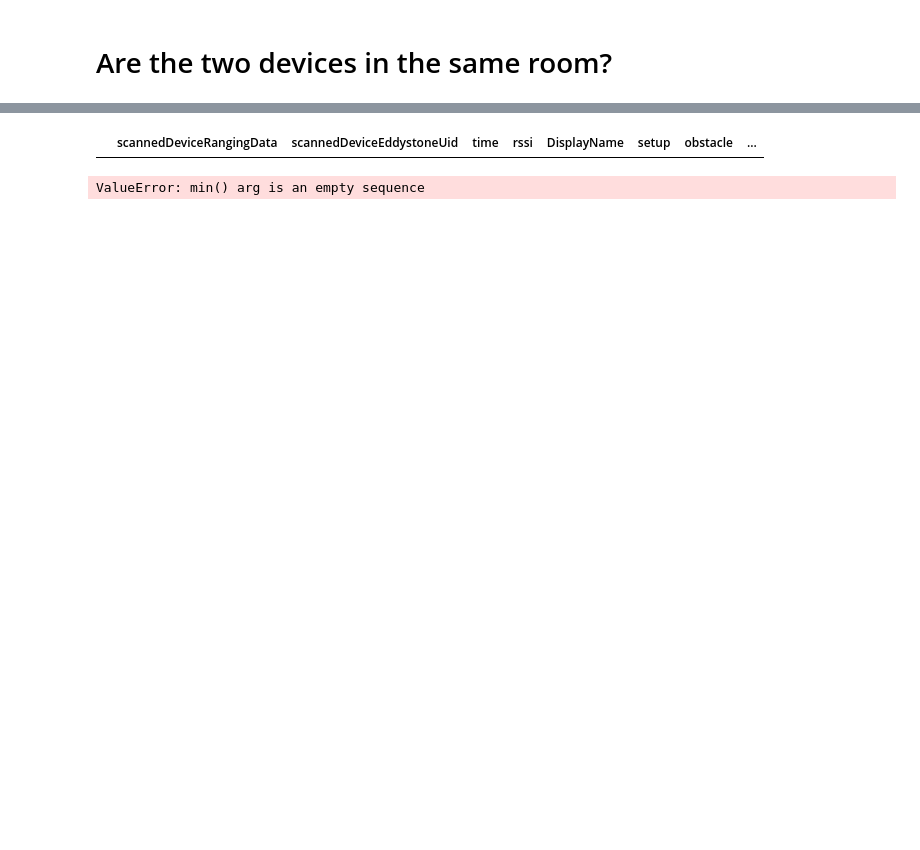
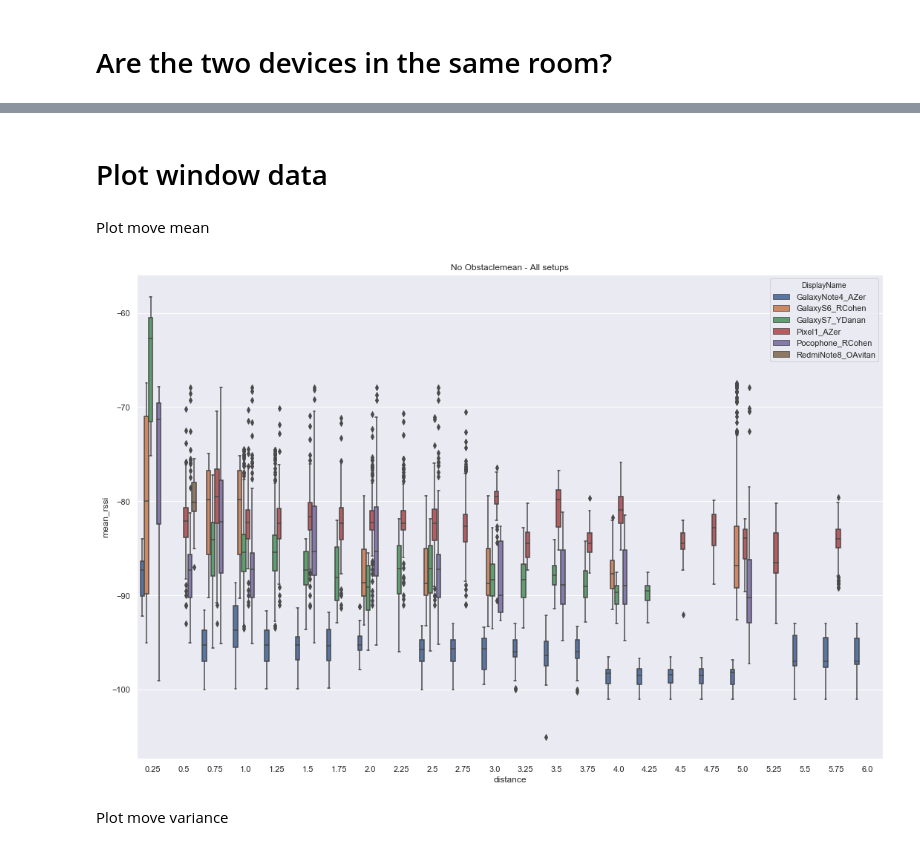
Before and after one commit to CylocTeam/BluetoothGeoClustering, a Jupyter notebook: BluetoothGeoClustering_python/DataAnalysis.ipynb, the cells around one changed output, grey strips where cells are left out. Cells and saved outputs as stored; diff of their text form; code cells hidden in the pictures; blank space fills up the shorter version.

Commit message:
add plot function

```diff
--- a/BluetoothGeoClustering_python/DataAnalysis.ipynb
+++ b/BluetoothGeoClustering_python/DataAnalysis.ipynb
@@ -66,15 +53,19 @@ Text(0.5, 1.0, 'All distances')
+# %% [markdown]
+# Plot window data
+# %%
+win_size_seconds = 60
+# %% [markdown]
+Plot move mean
 # %%
-win_size_seconds = 20
-all_tag_rolling = run_rolling_func_df(all_tag_measurements, 'mean', 'DisplayName', 'rssi', win_size_seconds)
+all_tag_rolling = DataFuncsObj.run_rolling_func_df(all_tag_measurements, 'mean', 'DisplayName', 'rssi', win_size_seconds)
+
 obstacle = 'No Obstacle'
-
-show_measurements = all_tag_rolling.where(all_tag_measurements.obstacle == obstacle)
+show_measurements = all_tag_rolling.where(all_tag_rolling.obstacle == obstacle)
 show_measurements = show_measurements.dropna(how='any').reset_index(drop=True)
-show_measurements
-# %% [output]
-|  | scannedDeviceRangingData | scannedDeviceEddystoneUid | time | rssi | DisplayName | setup | obstacle | ... |
 # %%
 
-ax = sns.boxplot(x=np.round(show_measurements["distance"]*4)/4, y=show_measurements["rssi"], hue =show_measurements["DisplayName"] ).set_title(obstacle + "mean - All setups")
+ax = sns.boxplot(x=np.round(show_measurements["distance"]*4)/4, y=show_measurements["mean_rssi"], hue =show_measurements["DisplayName"] ).set_title(obstacle + "mean - All setups")
 # %% [output]
-ValueError: min() arg is an empty sequence
+[figure, added]
+# %% [markdown]
+Plot move variance
```
Also changed, not shown: parts of 7 cells of this notebook, 1 other file.
